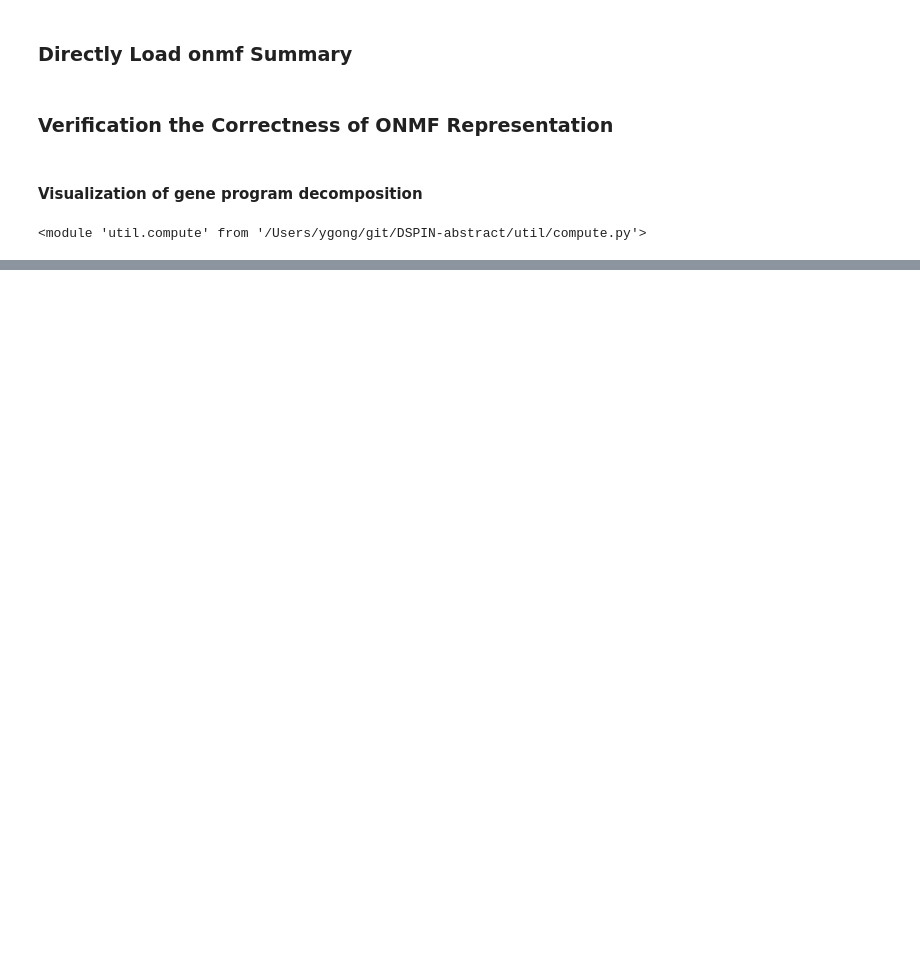
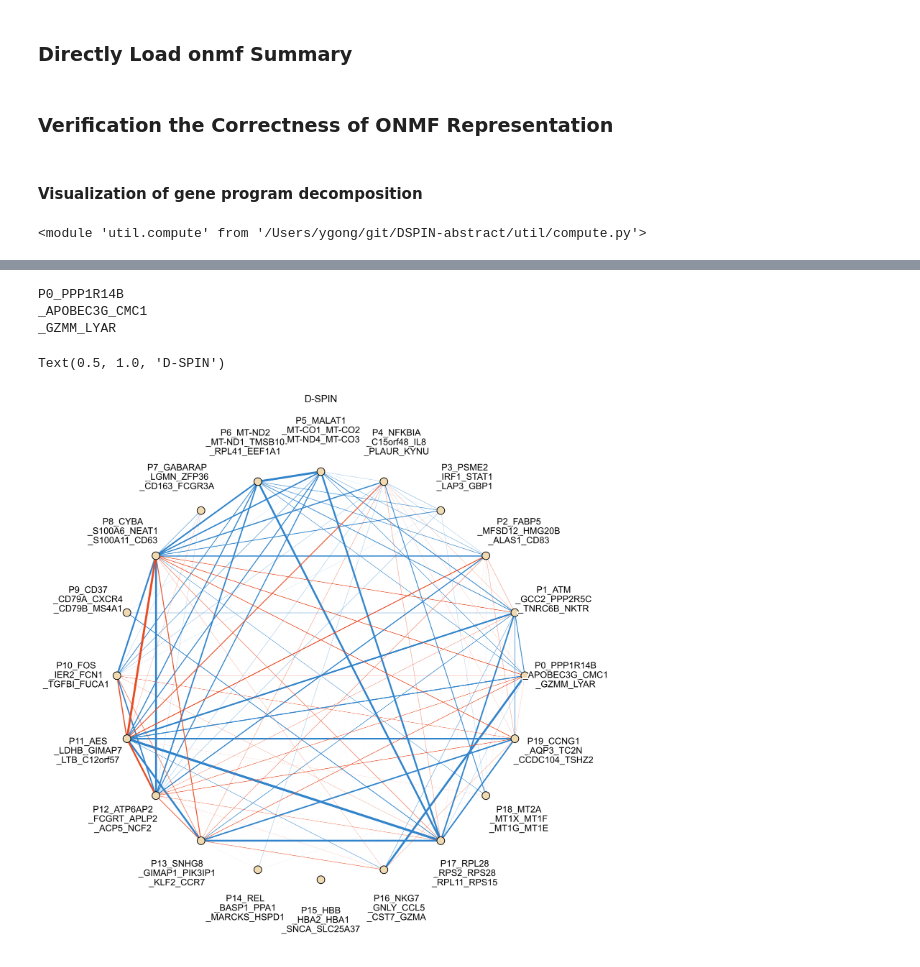
Before and after one commit to YingyGong/DSPIN-abstract, a Jupyter notebook: D_SPIN_example_single_cell_signalling.ipynb, the cells around one changed output, grey strips where cells are left out. Drawn from its saved outputs; the diff is of its cells as text; code cells hidden in the pictures; blank space fills up the shorter version.

```diff
--- a/D_SPIN_example_single_cell_signalling.ipynb
+++ b/D_SPIN_example_single_cell_signalling.ipynb
@@ -113,0 +178,2 @@ gene_program_decomposition(a.onmf_summary, num_spin, spin_name, a.gene_matrix_la
+# %%
+cur_j = a.network
@@ -113,0 +182,52 @@ gene_program_decomposition(a.onmf_summary, num_spin, spin_name, a.gene_matrix_la
+# %%
+def replace_third_underscore(label):
+    parts = label.split('_')
+    parts[1] = parts[1] + '\n'
+    parts[3] = parts[3] + '\n'
+    return '_'.join(parts)
+# %%
+label = 'P0_PPP1R14B_APOBEC3G_CMC1_GZMM_LYAR'
+print(replace_third_underscore(label))
+# %% [output]
+P0_PPP1R14B
+_APOBEC3G_CMC1
+_GZMM_LYAR
+# %%
+def adjust_label_position(pos, offset=0.1):
+    """Move labels radially outward from the center by a given offset."""
+    adjusted_pos = {}
+    for node, coordinates in pos.items():
+        theta = np.arctan2(coordinates[1], coordinates[0])
+        radius = np.sqrt(coordinates[0]**2 + coordinates[1]**2)
+        adjusted_pos[node] = (coordinates[0] + np.cos(theta)*offset, coordinates[1] + np.sin(theta)*offset)
+    return adjusted_pos
+# %%
+sc.set_figure_params(figsize=[18, 14])
+
+nodesz = 2
+linewz = 3
+node_color = ['#f0dab1'] * num_spin
+node_label = np.array([replace_third_underscore(label) for label in gene_list])
+
+
+fig, grid = sc.pl._tools._panel_grid(0.1, 0.1, ncols=2, num_panels=2)
+
+cur_j_filt = cur_j.copy()
+cur_j_filt[np.abs(cur_j_filt) < np.percentile(np.abs(cur_j_filt), 40)] = 0
+G = nx.from_numpy_array(cur_j_filt)
+pos = nx.circular_layout(G)
+
+ax = plt.subplot(grid[1])
+ax = plot_jmat_network(G)
+
+path_effect = [patheffects.withStroke(linewidth=4, foreground='w')]
+
+adjusted_positions = adjust_label_position(pos, 0.2)
+for ii in range(num_spin):
+    x, y = adjusted_positions[ii]
+    text = plt.text(x, y, node_label[ii], fontsize=13, color='k', ha='center', va='center')
+    text.set_path_effects(path_effect)
+ax.set_title('D-SPIN')
+# %% [output]
+Text(0.5, 1.0, 'D-SPIN')
+[figure, added]
```
Also changed, not shown: parts of 13 cells of this notebook, 2 other files.
